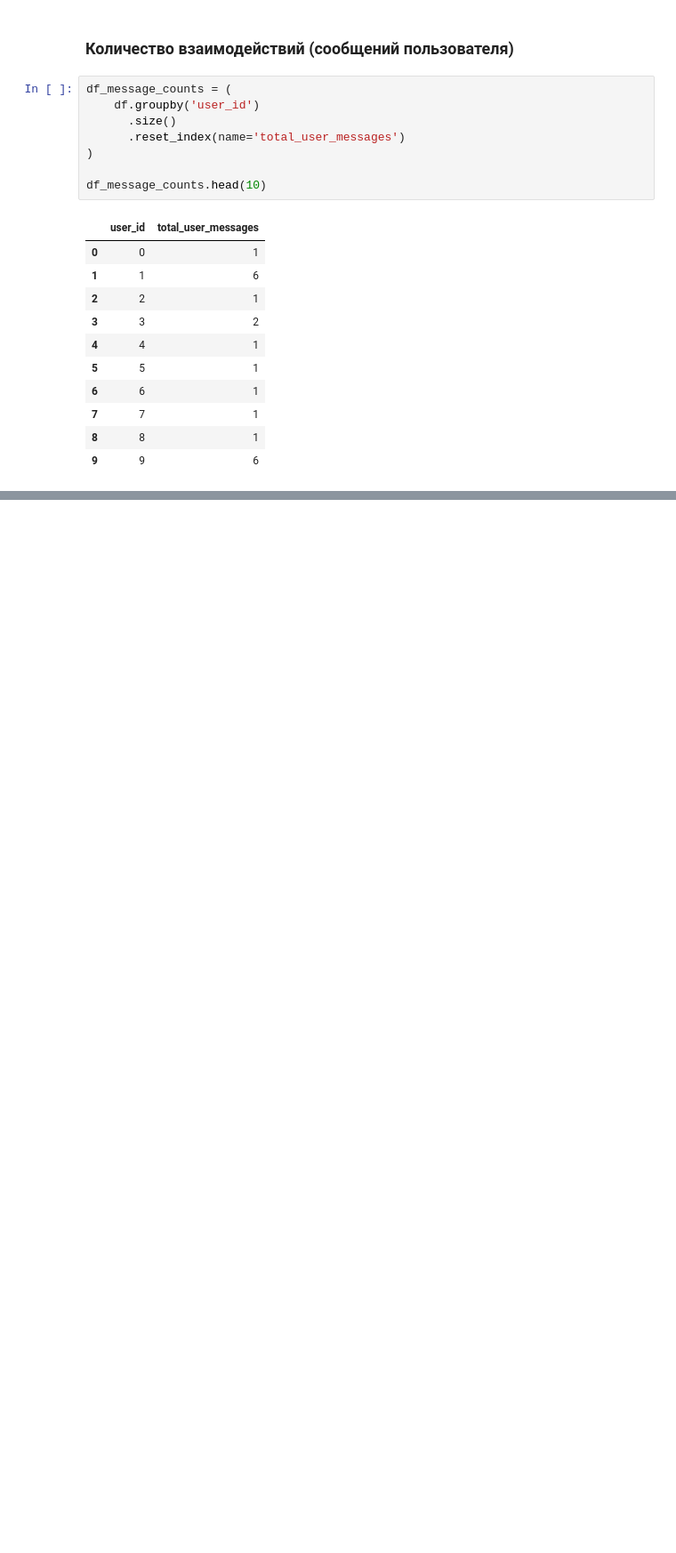
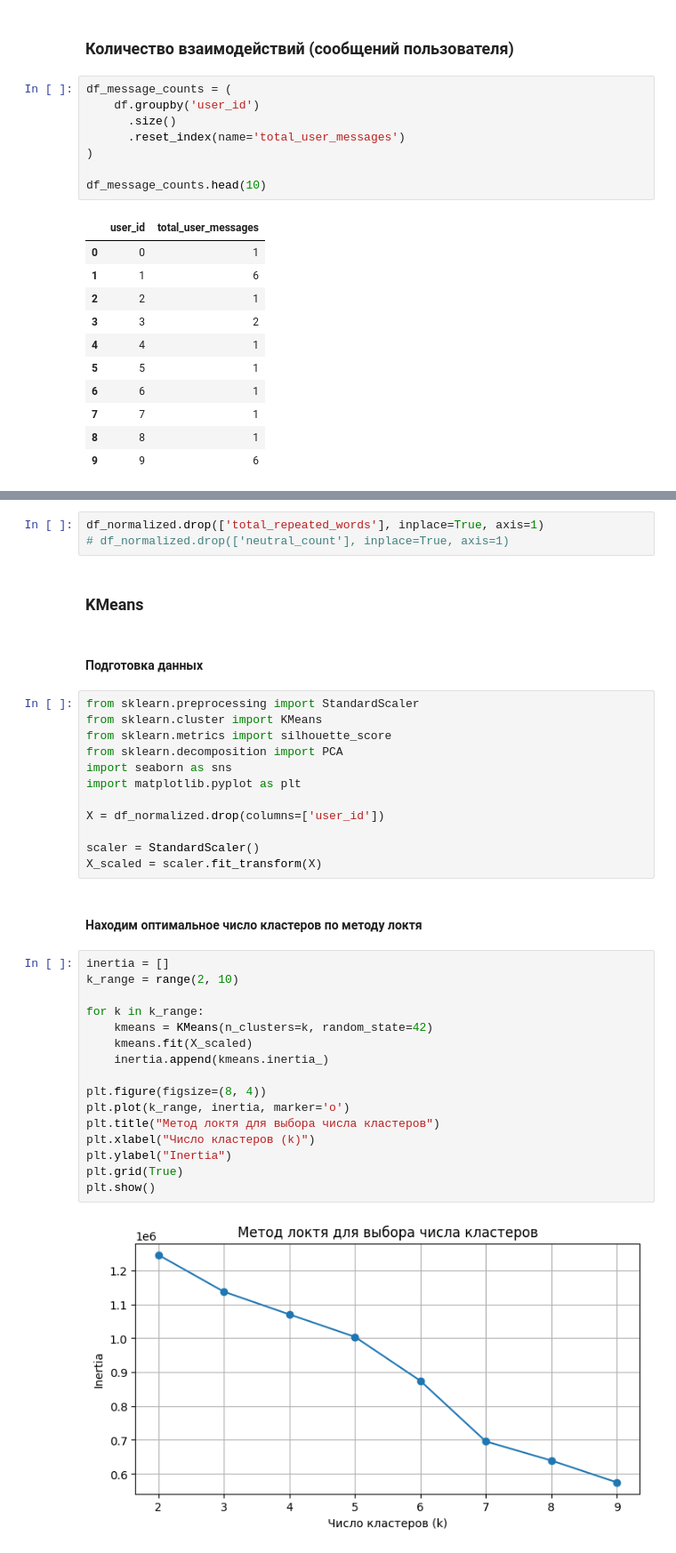
Before and after one commit to hqdem/user-pattern-analysis, a Jupyter notebook: main_iter2.ipynb, the cells around one changed output, grey strips where cells are left out. Shown at 89% size. Saved outputs shown, nothing was run; the diff lists cells and outputs as text; blank space fills up the shorter version.

Commit message:
add clusterization methods

```diff
--- a/main_iter2.ipynb
+++ b/main_iter2.ipynb
@@ -515,0 +625,39 @@ df_message_counts.head(10)
+# %%
+df_normalized.drop(['total_repeated_words'], inplace=True, axis=1)
+# df_normalized.drop(['neutral_count'], inplace=True, axis=1)
+# %% [markdown]
+### KMeans
+# %% [markdown]
+#### Подготовка данных
+# %%
+from sklearn.preprocessing import StandardScaler
+from sklearn.cluster import KMeans
+from sklearn.metrics import silhouette_score
+from sklearn.decomposition import PCA
+import seaborn as sns
+import matplotlib.pyplot as plt
+
+X = df_normalized.drop(columns=['user_id'])
+
+scaler = StandardScaler()
+X_scaled = scaler.fit_transform(X)
+# %% [markdown]
+#### Находим оптимальное число кластеров по методу локтя
+# %%
+inertia = []
+k_range = range(2, 10)
+
+for k in k_range:
+    kmeans = KMeans(n_clusters=k, random_state=42)
+    kmeans.fit(X_scaled)
+    inertia.append(kmeans.inertia_)
+
+plt.figure(figsize=(8, 4))
+plt.plot(k_range, inertia, marker='o')
+plt.title("Метод локтя для выбора числа кластеров")
+plt.xlabel("Число кластеров (k)")
+plt.ylabel("Inertia")
+plt.grid(True)
+plt.show()
+# %% [output]
+[figure, added]
```
Also changed, not shown: parts of 59 cells of this notebook, 1 other file.
